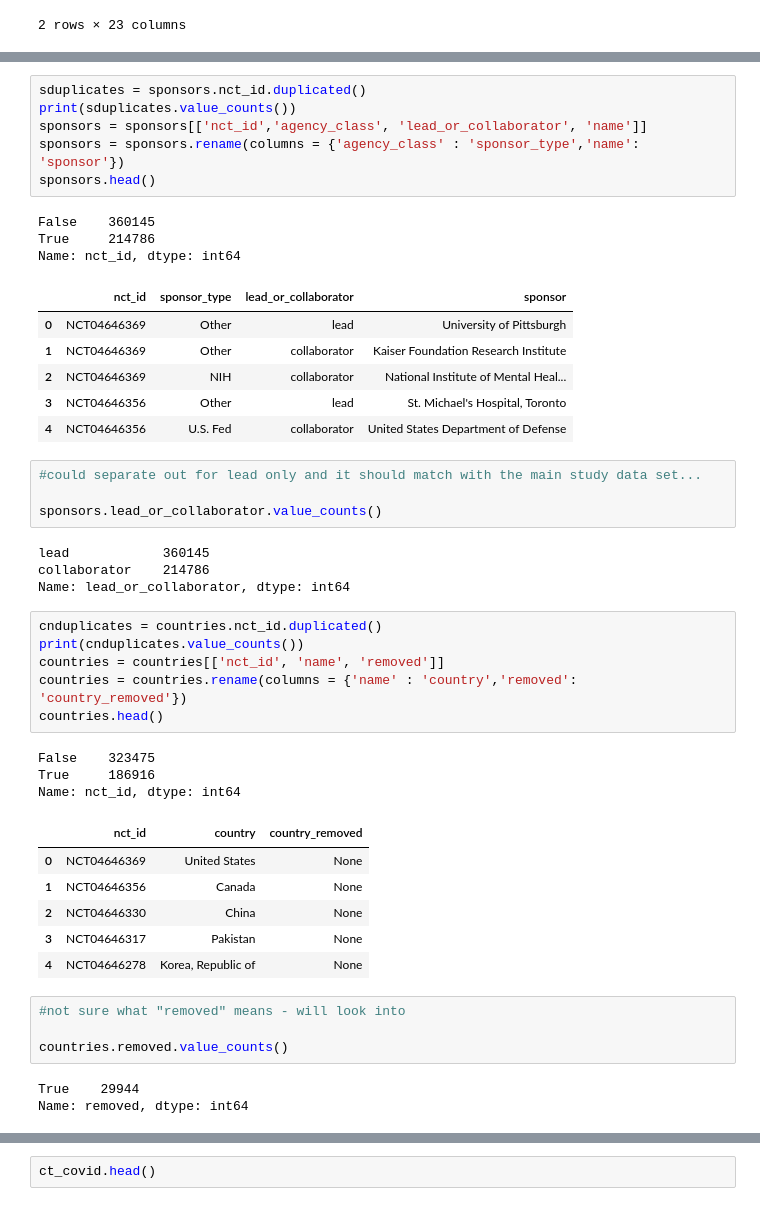
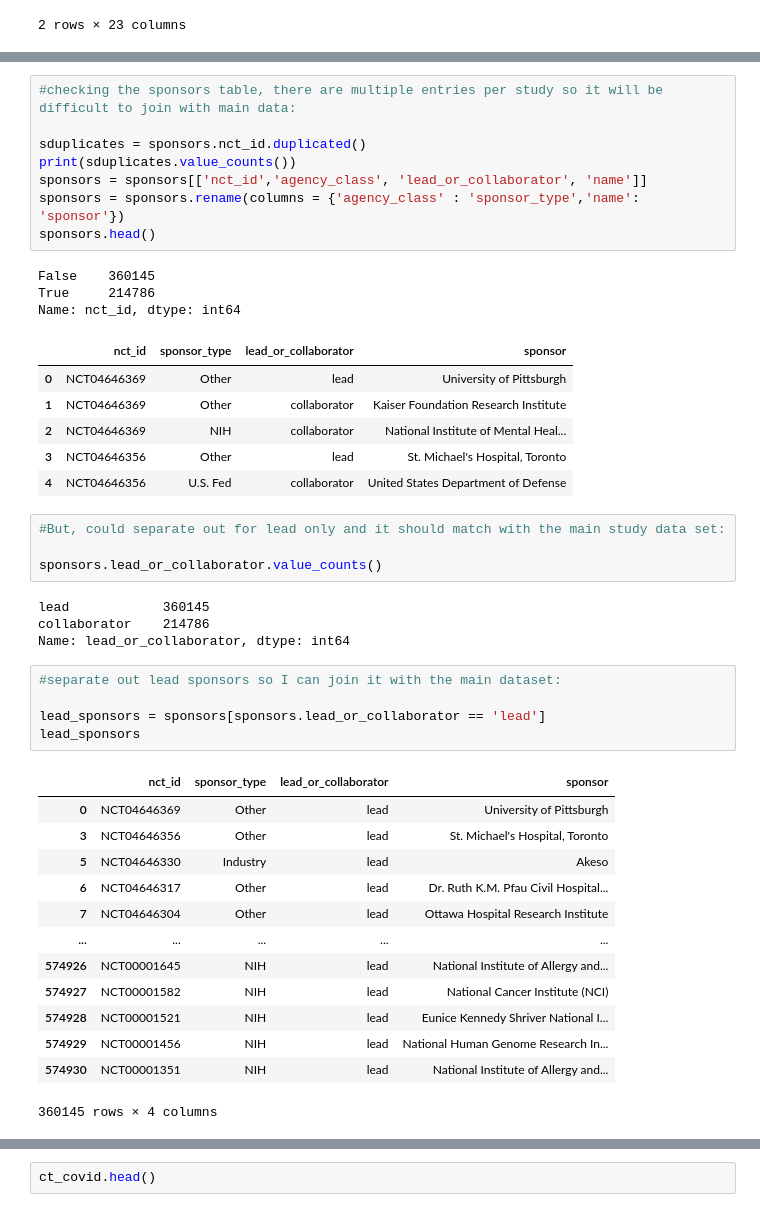
Before and after one commit to katiek74/capstone, a Jupyter notebook: notebooks/CTgov_data_download_and_transformation.ipynb, the cells around one changed output, grey strips where cells are left out. Drawn from its saved outputs; the diff is of its cells as text.

```diff
--- a/notebooks/CTgov_data_download_and_transformation.ipynb
+++ b/notebooks/CTgov_data_download_and_transformation.ipynb
@@ -147,4 +221,6 @@ Name: nct_id, dtype: int64
 # %%
+#checking the sponsors table, there are multiple entries per study so it will be difficult to join with main data:
+
 sduplicates = sponsors.nct_id.duplicated()
 print(sduplicates.value_counts())
 sponsors = sponsors[['nct_id','agency_class', 'lead_or_collaborator', 'name']]
@@ -161,34 +237,30 @@ Name: nct_id, dtype: int64
 | 3 | NCT04646356 | Other | lead | St. Michael's Hospital, Toronto |
 | 4 | NCT04646356 | U.S. Fed | collaborator | United States Department of Defense |
 # %%
-#could separate out for lead only and it should match with the main study data set...
+#But, could separate out for lead only and it should match with the main study data set:
 
 sponsors.lead_or_collaborator.value_counts()
 # %% [output]
 lead            360145
 collaborator    214786
 Name: lead_or_collaborator, dtype: int64
-# %%
-cnduplicates = countries.nct_id.duplicated()
-print(cnduplicates.value_counts())
-countries = countries[['nct_id', 'name', 'removed']]
-countries = countries.rename(columns = {'name' : 'country','removed': 'country_removed'})
-countries.head()
-# %% [output]
-False    323475
-True     186916
-Name: nct_id, dtype: int64
-|  | nct_id | country | country_removed |
-| 0 | NCT04646369 | United States | None |
-| 1 | NCT04646356 | Canada | None |
-| 2 | NCT04646330 | China | None |
-| 3 | NCT04646317 | Pakistan | None |
-| 4 | NCT04646278 | Korea, Republic of | None |
-# %%
-#not sure what "removed" means - will look into
-
-countries.removed.value_counts()
-# %% [output]
-True    29944
-Name: removed, dtype: int64
+# %%
+#separate out lead sponsors so I can join it with the main dataset:
+
+lead_sponsors = sponsors[sponsors.lead_or_collaborator == 'lead']
+lead_sponsors
+# %% [output]
+|  | nct_id | sponsor_type | lead_or_collaborator | sponsor |
+| 0 | NCT04646369 | Other | lead | University of Pittsburgh |
+| 3 | NCT04646356 | Other | lead | St. Michael's Hospital, Toronto |
+| 5 | NCT04646330 | Industry | lead | Akeso |
+| 6 | NCT04646317 | Other | lead | Dr. Ruth K.M. Pfau Civil Hospital... |
+| 7 | NCT04646304 | Other | lead | Ottawa Hospital Research Institute |
+| ... | ... | ... | ... | ... |
+| 574926 | NCT00001645 | NIH | lead | National Institute of Allergy and... |
+| 574927 | NCT00001582 | NIH | lead | National Cancer Institute (NCI) |
+| 574928 | NCT00001521 | NIH | lead | Eunice Kennedy Shriver National I... |
+| 574929 | NCT00001456 | NIH | lead | National Human Genome Research In... |
+| 574930 | NCT00001351 | NIH | lead | National Institute of Allergy and... |
+360145 rows × 4 columns
 # %%
```
Also changed, not shown: parts of 39 cells of this notebook, 5 other files.
